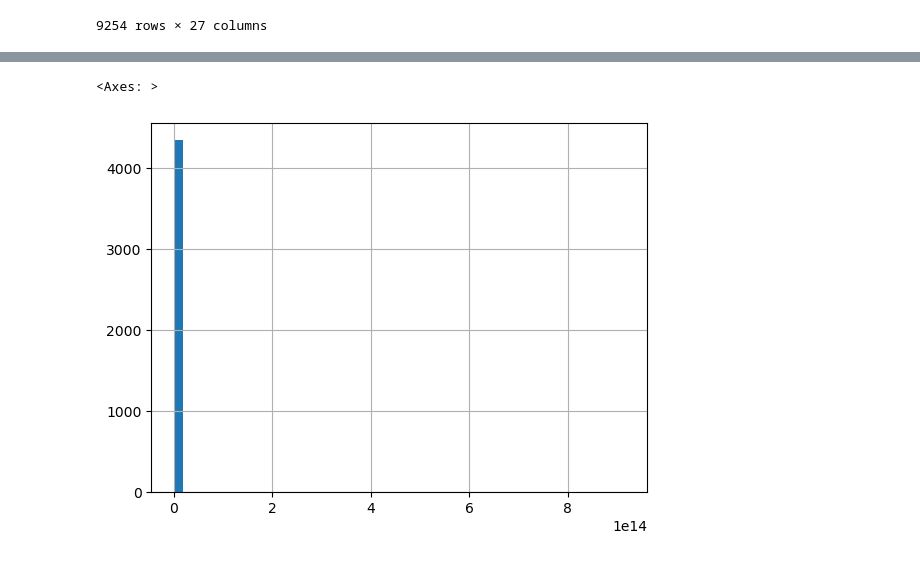
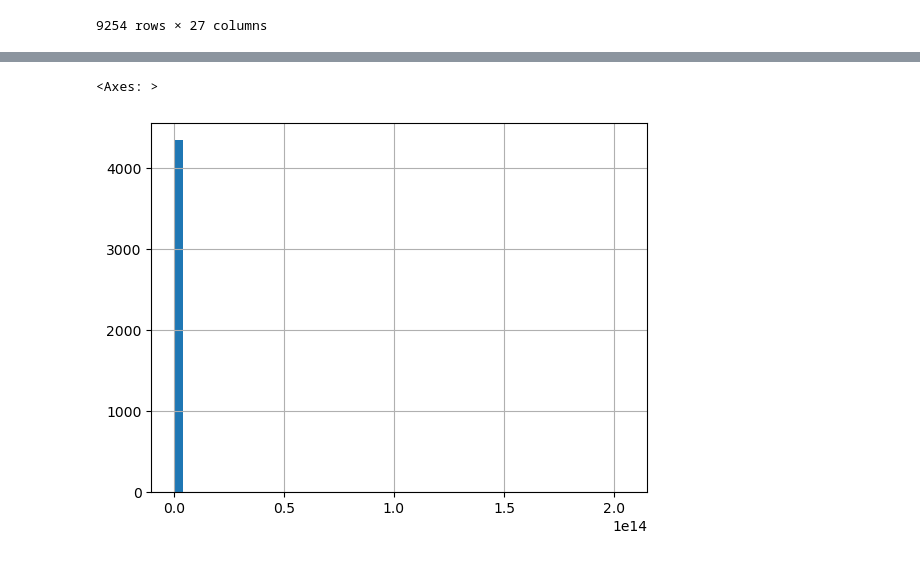
Before and after one commit to Reedhay/EEP153_Proj3, a Jupyter notebook: 2017_estimation_and_nutrition.ipynb, the cells around one changed output, grey strips where cells are left out. Saved outputs shown, nothing was run; the diff lists cells and outputs as text; code cells hidden in the pictures.

```diff
--- a/2017_complete.ipynb
+++ b/2017_estimation_and_nutrition.ipynb
@@ -786,6 +786,7 @@ final_d.head()
 final_d = final_d[rdi.columns.tolist()]
 
 hh_rdi = final_d@rdi.T
+hh_rwi = hh_rdi*7
 hh_rdi
 # %% [output]
 |  |  | n | Energy | Protein | Carbohydrate | Dietary Fiber | Linoleic Acid | Linolenic Acid | ... |
@@ -839,8 +806,8 @@ nutrients[use_nutrients]
 # %%
 # Match up nutrient names
-use_nutrients = nutrients.columns.intersection(hh_rdi.columns)
+use_nutrients = nutrients.columns.intersection(hh_rwi.columns)
 
-nutrient_ratio = (nutrients[use_nutrients]/hh_rdi[use_nutrients]).dropna()
+nutrient_ratio = (nutrients[use_nutrients]/hh_rwi[use_nutrients]).dropna()
 
 nutrient_ratio
 # %% [output]
@@ -860,7 +827,7 @@ nutrient_ratio
 4349 rows × 27 columns
 # %%
 %matplotlib inline
-nutrient_ratio['Calcium'].hist(bins=50)
+nutrient_ratio['Vitamin E'].hist(bins=50)
 # %% [output]
 <Axes: >
-[figure, old version]
+[figure, new version]
```
Also changed, not shown: parts of 5 cells of this notebook.
